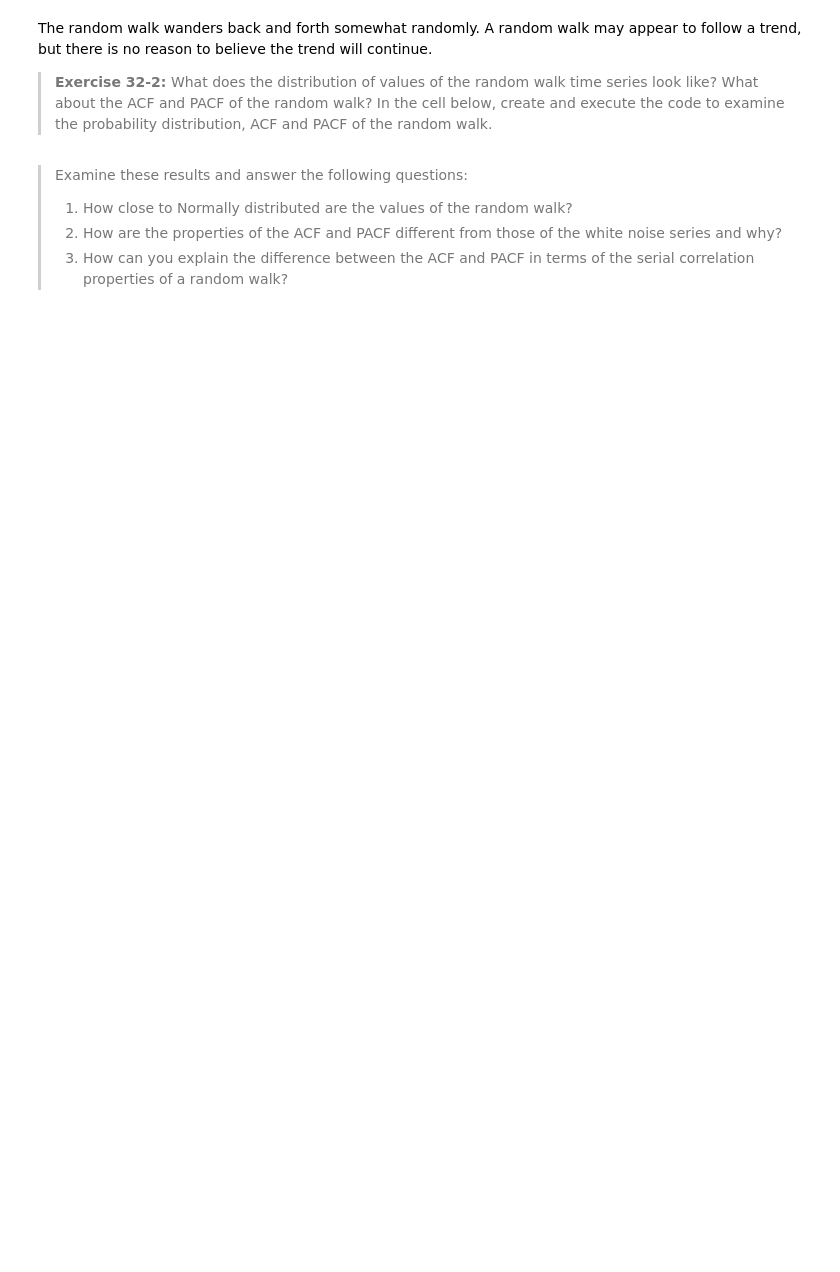
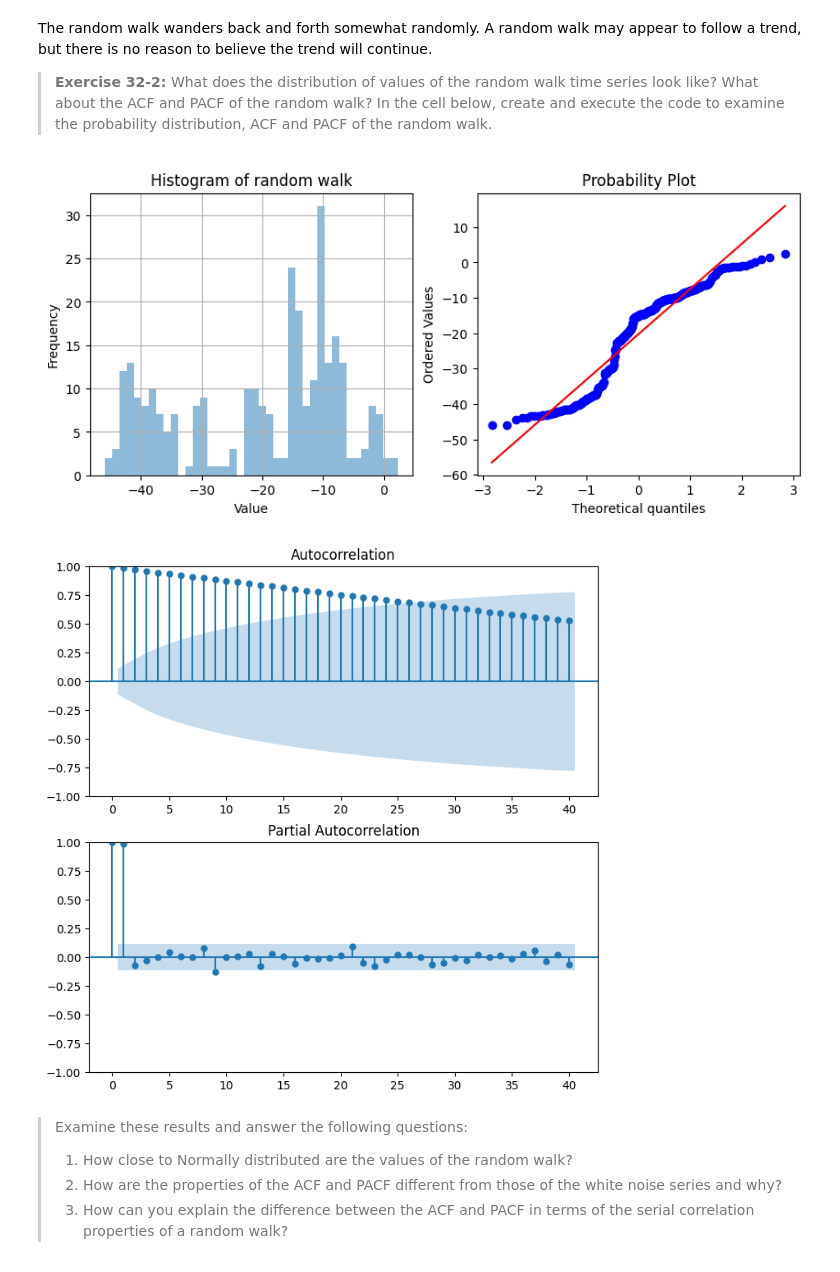
Before and after one commit to lscarval/CSCI-E-83-Fundamentals, a Jupyter notebook: Notebooks/32_Chapter32_PropertiesOfTimeSeries.ipynb, the cells around one changed output. Cells and saved outputs as stored; diff of their text form; code cells hidden in the pictures; blank space fills up the shorter version.

```diff
--- a/Notebooks/32_Chapter32_PropertiesOfTimeSeries.ipynb
+++ b/Notebooks/32_Chapter32_PropertiesOfTimeSeries.ipynb
@@ -297,3 +432,12 @@ The random walk wanders back and forth somewhat randomly. A random walk may appe
+# %%
+# Distribution analysis of the random walk
+dist_ts(walk, 'random walk')
+
+# ACF and PACF analysis of the random walk
+auto_partial_corr_plot(walk)
+# %% [output]
+[figure, added]
+[figure, added]
 # %% [markdown]
 > Examine these results and answer the following questions:
 > 1. How close to Normally distributed are the values of the random walk?
```
Also changed, not shown: parts of 52 cells of this notebook.
